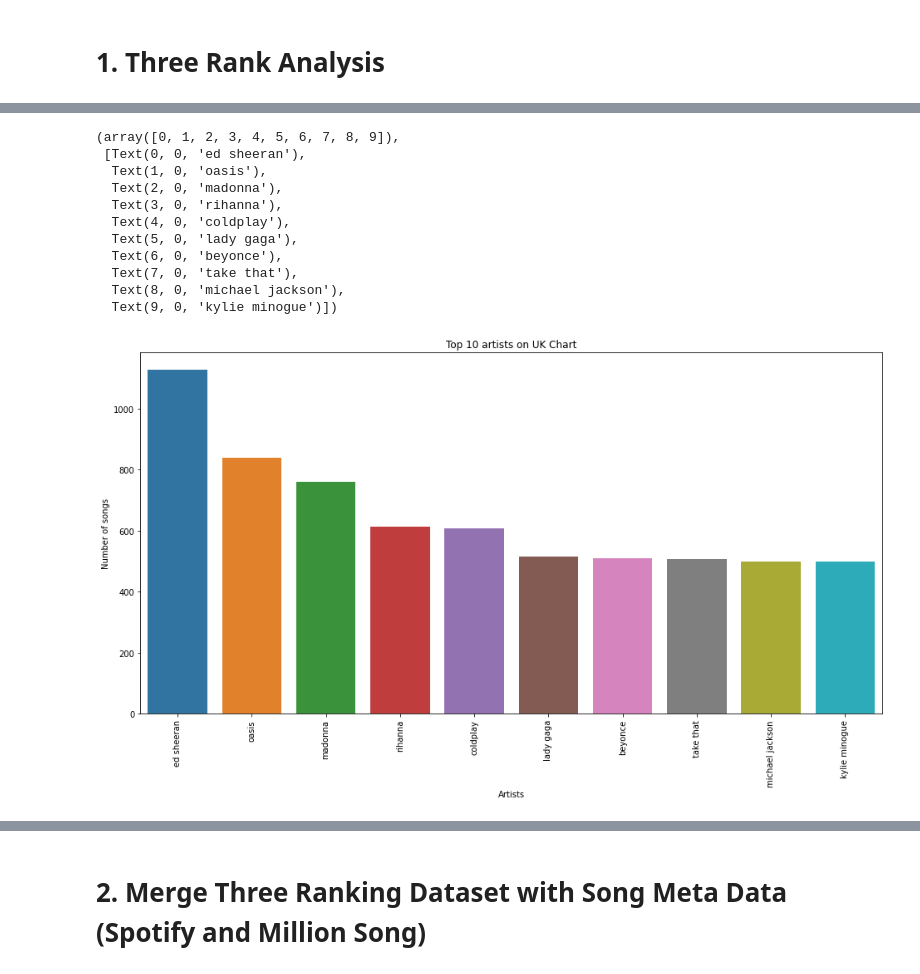
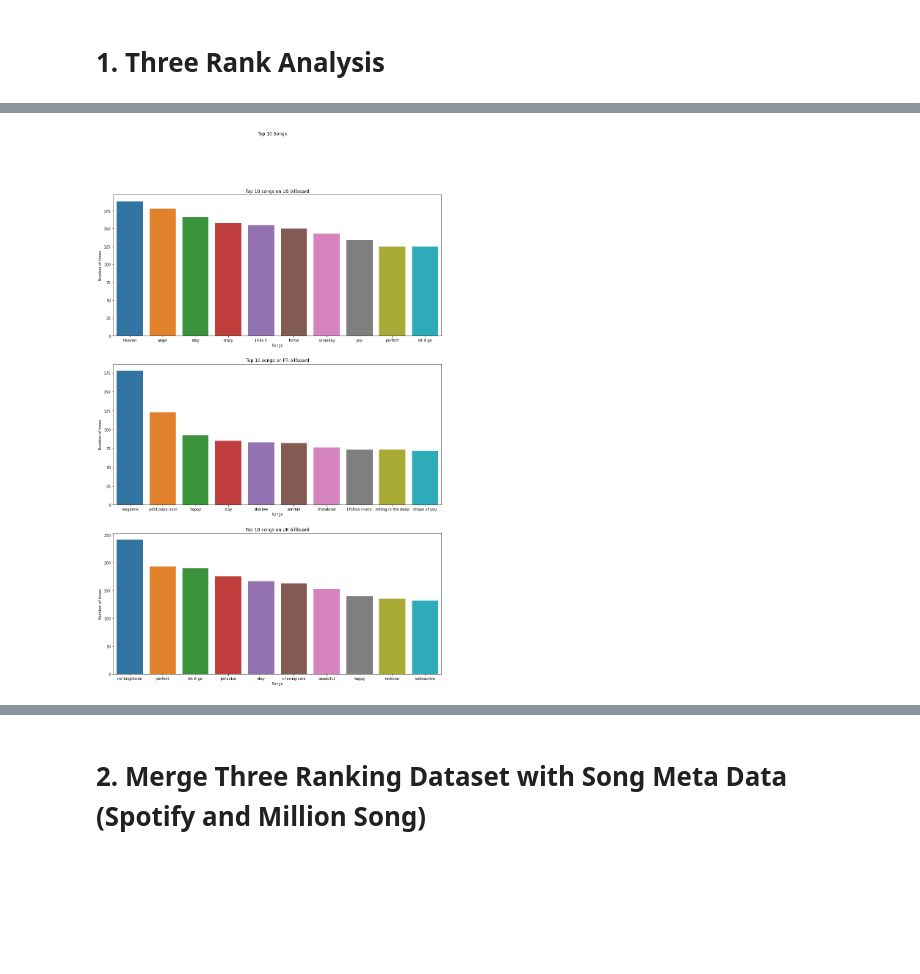
Before and after one commit to tbrugere/ECE143, a Jupyter notebook: notebooks/ECE143Project.ipynb, the cells around one changed output, grey strips where cells are left out. Saved outputs shown, nothing was run; the diff lists cells and outputs as text; code cells hidden in the pictures; blank space fills up the shorter version.

```diff
--- a/notebooks/ECE143Project.ipynb
+++ b/notebooks/ECE143Project.ipynb
@@ -363,10 +293,0 @@ plt.xticks(rotation = 90)
-# %%
-##top 10 artist appear on the billboard
-plt.figure(figsize=(16, 8))
-# sns.set(style="whitegrid")
-x = bill_clean_cut.groupby(['artist'])["rank"].count().sort_values(ascending=False).head(10)
-ax = sns.barplot(x=x.index, y=x)
-ax.set_title('Top 10 artists on billboard')
-ax.set_ylabel('Number of songs')
-ax.set_xlabel('Artists')
-plt.xticks(rotation = 90)
@@ -386,10 +293,0 @@ plt.xticks(rotation = 90)
-# %%
-##top 10 artist appear on the fr_bill
-plt.figure(figsize=(16, 8))
-# sns.set(style="whitegrid")
-x = fr_bill_clean_cut.groupby(['artist'])["position"].count().sort_values(ascending=False).head(10)
-ax = sns.barplot(x=x.index, y=x)
-ax.set_title('Top 10 artists on French Chart')
-ax.set_ylabel('Number of songs')
-ax.set_xlabel('Artists')
-plt.xticks(rotation = 90)
@@ -409,23 +293,0 @@ plt.xticks(rotation = 90)
-# %%
-##top 10 artist appear on the uk_bill
-plt.figure(figsize=(16, 8))
-# sns.set(style="whitegrid")
-x = uk_bill_clean_cut.groupby(['artist'])["position"].count().sort_values(ascending=False).head(10)
-ax = sns.barplot(x=x.index, y=x)
-ax.set_title('Top 10 artists on UK Chart')
-ax.set_ylabel('Number of songs')
-ax.set_xlabel('Artists')
-plt.xticks(rotation = 90)
-# %% [output]
-(array([0, 1, 2, 3, 4, 5, 6, 7, 8, 9]),
- [Text(0, 0, 'ed sheeran'),
-  Text(1, 0, 'oasis'),
-  Text(2, 0, 'madonna'),
-  Text(3, 0, 'rihanna'),
-  Text(4, 0, 'coldplay'),
-  Text(5, 0, 'lady gaga'),
-  Text(6, 0, 'beyonce'),
-  Text(7, 0, 'take that'),
-  Text(8, 0, 'michael jackson'),
-  Text(9, 0, 'kylie minogue')])
-[figure, removed]
@@ -431,0 +298,14 @@ plt.xticks(rotation = 90)
+# %%
+#top 10 songs appear on the billboard
+countries = ("US", "FR", "UK")
+billboards = (bill_clean_cut, fr_bill_clean_cut, uk_bill_clean_cut)
+_, axes = plt.subplots(3, figsize = (16, 24))
+for ax, chart_i, rank, name in zip(axes, billboards,
+                 ("rank", "position", "position"),
+                 countries
+                  ):
+    top10(chart_i, by="title", rank=rank, ax=ax)
+    ax.set_title(f'Top 10 songs on {name} billboard')
+plt.suptitle("Top 10 Songs");
+# %% [output]
+[figure, added]
```
Also changed, not shown: parts of 16 cells of this notebook, 1 other file.
